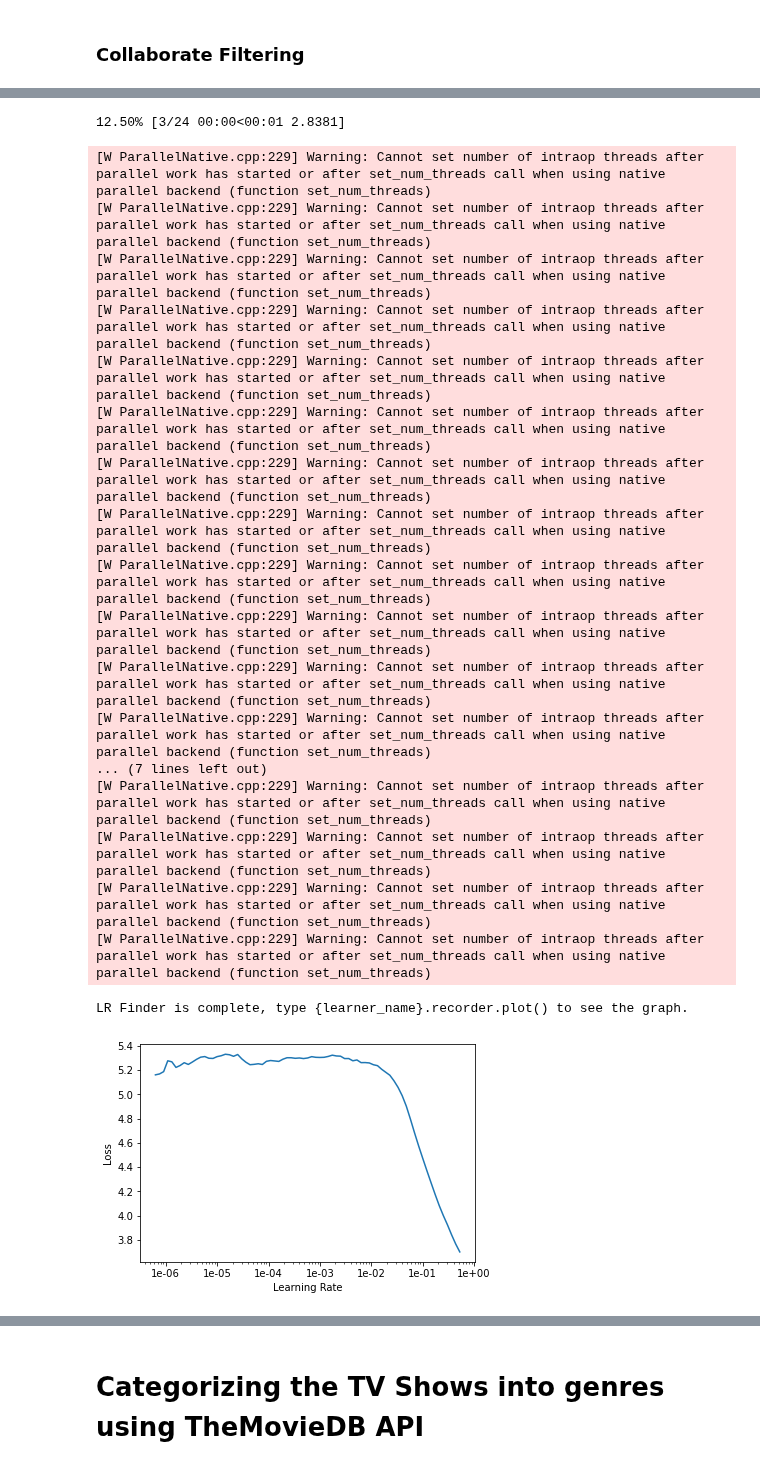
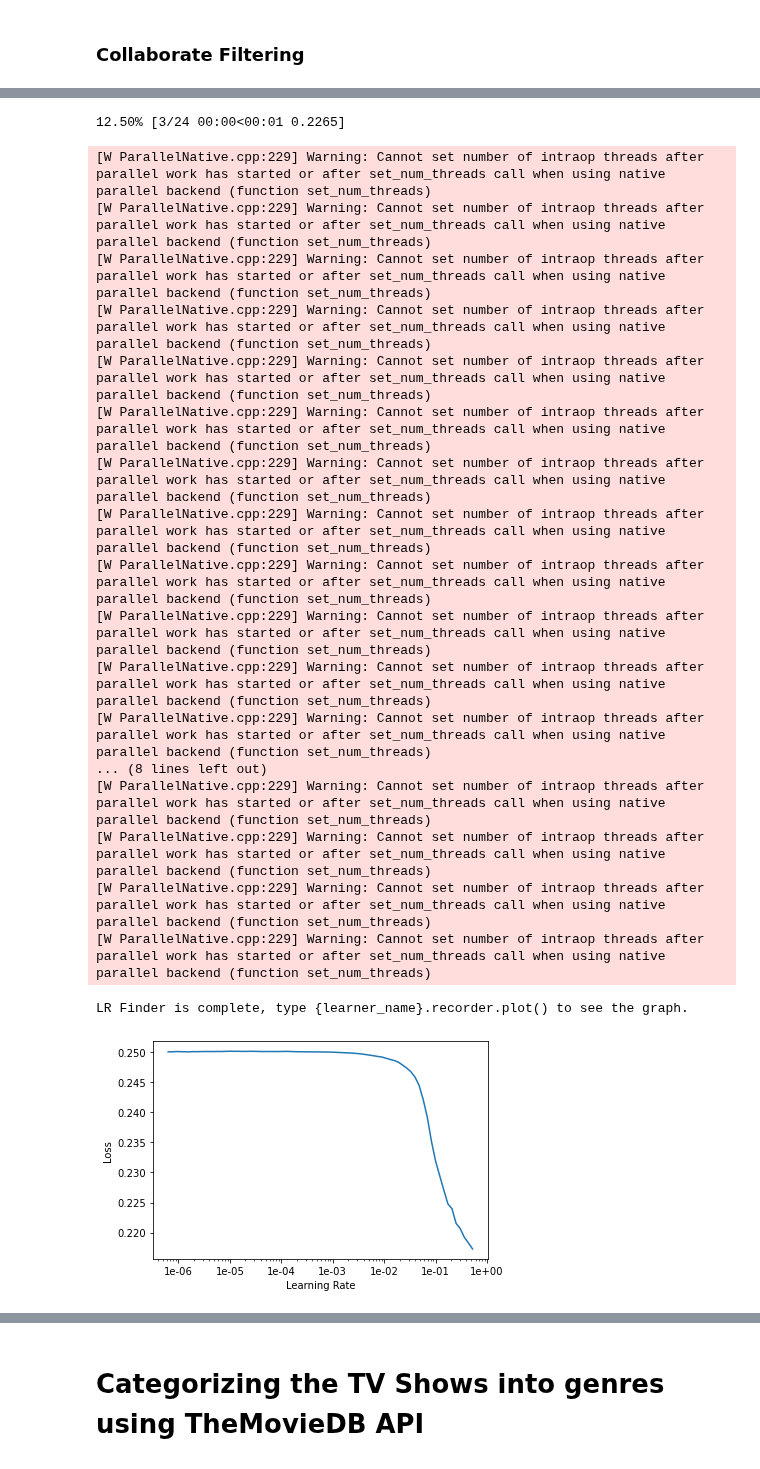
Before and after one commit to PamFernandez/veggie-tales, a Jupyter notebook: data_cleaning.ipynb, the cells around one changed output, grey strips where cells are left out. Drawn from its saved outputs; the diff is of its cells as text; code cells hidden in the pictures.

Commit message:
figured out tensors

```diff
--- a/data_cleaning.ipynb
+++ b/data_cleaning.ipynb
@@ -904,5 +906,5 @@ data.show_batch()
 # %%
-learn = collab_learner(data, n_factors=40, y_range=[0,5.5], wd=.1)
+learn = collab_learner(data, n_factors=40, y_range=[0,1.0], wd=.1)
 learn.lr_find()
 learn.recorder.plot(skip_end=15)
 # %% [output]
@@ -915,23 +917,23 @@ learn.recorder.plot(skip_end=15)
-12.50% [3/24 00:00<00:01 2.8381]
+12.50% [3/24 00:00<00:01 0.2265]
 [W ParallelNative.cpp:229] Warning: Cannot set number of intraop threads after parallel work has started or after set_num_threads call when using native parallel backend (function set_num_threads)
 [W ParallelNative.cpp:229] Warning: Cannot set number of intraop threads after parallel work has started or after set_num_threads call when using native parallel backend (function set_num_threads)
 [W ParallelNative.cpp:229] Warning: Cannot set number of intraop threads after parallel work has started or after set_num_threads call when using native parallel backend (function set_num_threads)
 [W ParallelNative.cpp:229] Warning: Cannot set number of intraop threads after parallel work has started or after set_num_threads call when using native parallel backend (function set_num_threads)
 [W ParallelNative.cpp:229] Warning: Cannot set number of intraop threads after parallel work has started or after set_num_threads call when using native parallel backend (function set_num_threads)
 [W ParallelNative.cpp:229] Warning: Cannot set number of intraop threads after parallel work has started or after set_num_threads call when using native parallel backend (function set_num_threads)
 [W ParallelNative.cpp:229] Warning: Cannot set number of intraop threads after parallel work has started or after set_num_threads call when using native parallel backend (function set_num_threads)
 [W ParallelNative.cpp:229] Warning: Cannot set number of intraop threads after parallel work has started or after set_num_threads call when using native parallel backend (function set_num_threads)
 [W ParallelNative.cpp:229] Warning: Cannot set number of intraop threads after parallel work has started or after set_num_threads call when using native parallel backend (function set_num_threads)
 [W ParallelNative.cpp:229] Warning: Cannot set number of intraop threads after parallel work has started or after set_num_threads call when using native parallel backend (function set_num_threads)
 [W ParallelNative.cpp:229] Warning: Cannot set number of intraop threads after parallel work has started or after set_num_threads call when using native parallel backend (function set_num_threads)
 [W ParallelNative.cpp:229] Warning: Cannot set number of intraop threads after parallel work has started or after set_num_threads call when using native parallel backend (function set_num_threads)
-... (7 lines left out)
+... (8 lines left out)
 [W ParallelNative.cpp:229] Warning: Cannot set number of intraop threads after parallel work has started or after set_num_threads call when using native parallel backend (function set_num_threads)
 [W ParallelNative.cpp:229] Warning: Cannot set number of intraop threads after parallel work has started or after set_num_threads call when using native parallel backend (function set_num_threads)
 [W ParallelNative.cpp:229] Warning: Cannot set number of intraop threads after parallel work has started or after set_num_threads call when using native parallel backend (function set_num_threads)
 [W ParallelNative.cpp:229] Warning: Cannot set number of intraop threads after parallel work has started or after set_num_threads call when using native parallel backend (function set_num_threads)
 LR Finder is complete, type {learner_name}.recorder.plot() to see the graph.
-[figure, old version]
+[figure, new version]
 # %%
 learn.fit_one_cycle(5, 0.01)
 # %% [output]
```
Also changed, not shown: parts of 16 cells of this notebook, 3 other files.
